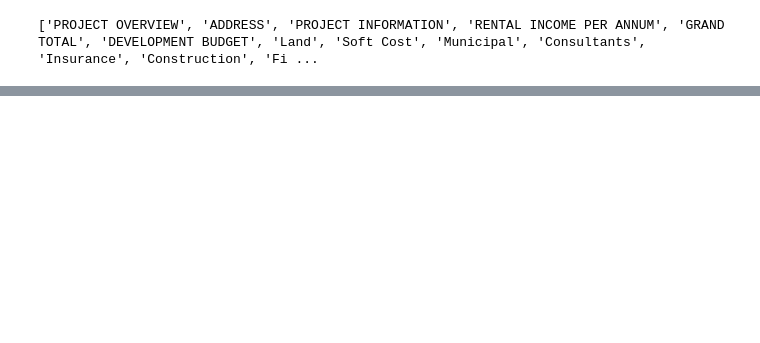
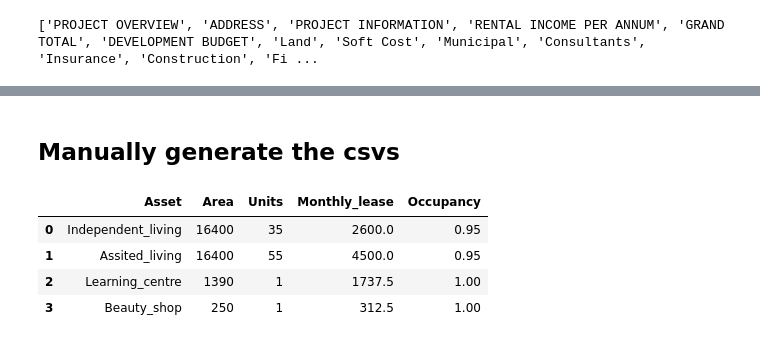
Before and after one commit to Boson-data-solution/ATL-Financial-Viz, a Jupyter notebook: eda/EDA.ipynb, the cells around one changed output, grey strips where cells are left out. Cells and saved outputs as stored; diff of their text form; code cells hidden in the pictures; blank space fills up the shorter version.

```diff
--- a/eda/EDA.ipynb
+++ b/eda/EDA.ipynb
@@ -122,3 +111,5 @@ df_RENTALINCOMEPERANNUM
 | 58 | RENTAL INCOME PER ANNUM | NaN | NaN | NaN | NaN | NaN | NaN | NaN | NaN |
 | 59 | RENTAL INCOME PER ANNUM | NaN | NaN | NaN | NaN | NaN | NaN | NaN | NaN |
 | 60 | RENTAL INCOME PER ANNUM | NaN | NaN | NaN | NaN | NaN | NaN | NaN | NaN |
+# %% [markdown]
+## Manually generate the csvs
@@ -124,0 +119,8 @@ df_RENTALINCOMEPERANNUM
+# %%
+income
+# %% [output]
+|  | Asset | Area | Units | Monthly_lease | Occupancy |
+| 0 | Independent_living | 16400 | 35 | 2600.0 | 0.95 |
+| 1 | Assited_living | 16400 | 55 | 4500.0 | 0.95 |
+| 2 | Learning_centre | 1390 | 1 | 1737.5 | 1.00 |
+| 3 | Beauty_shop | 250 | 1 | 312.5 | 1.00 |
```
Also changed, not shown: parts of 13 cells of this notebook, 3 other files.
